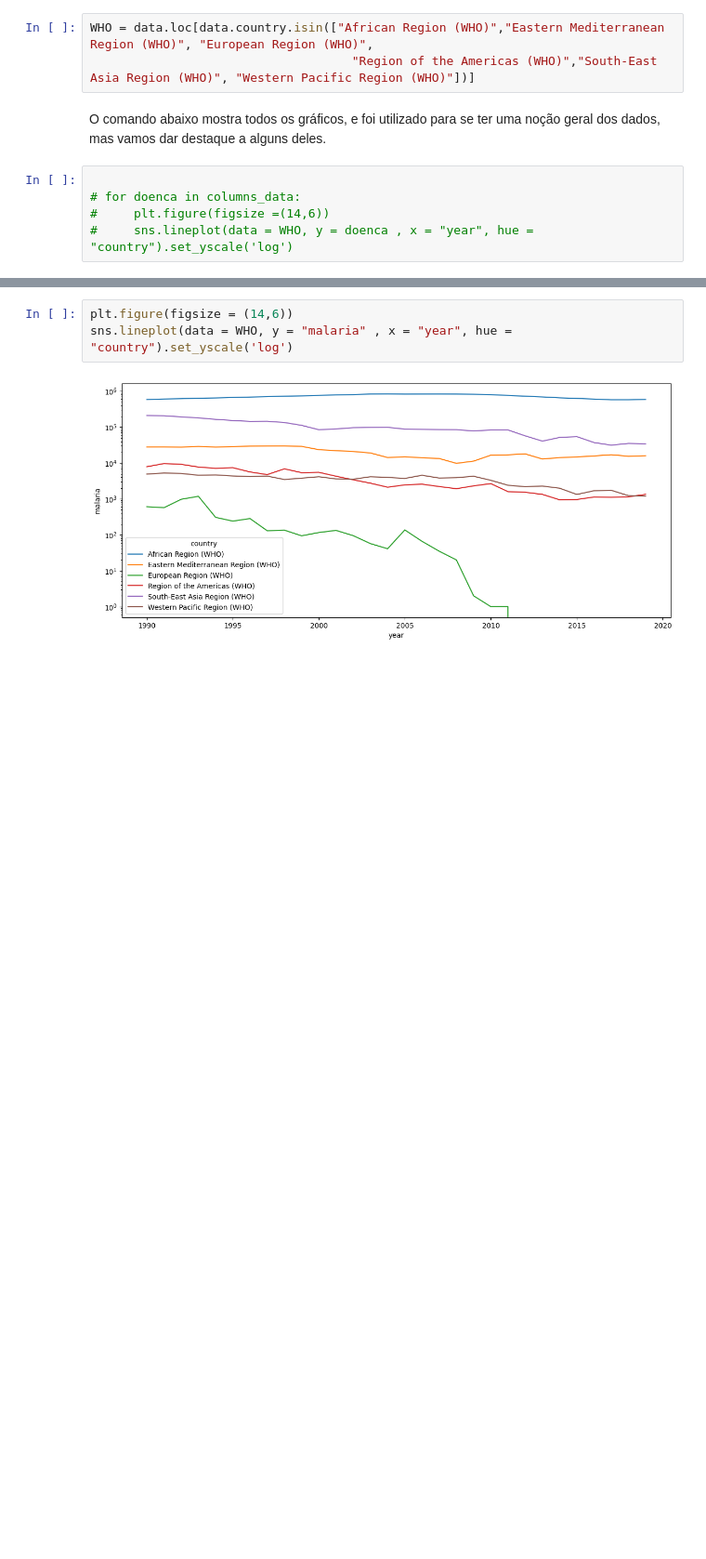
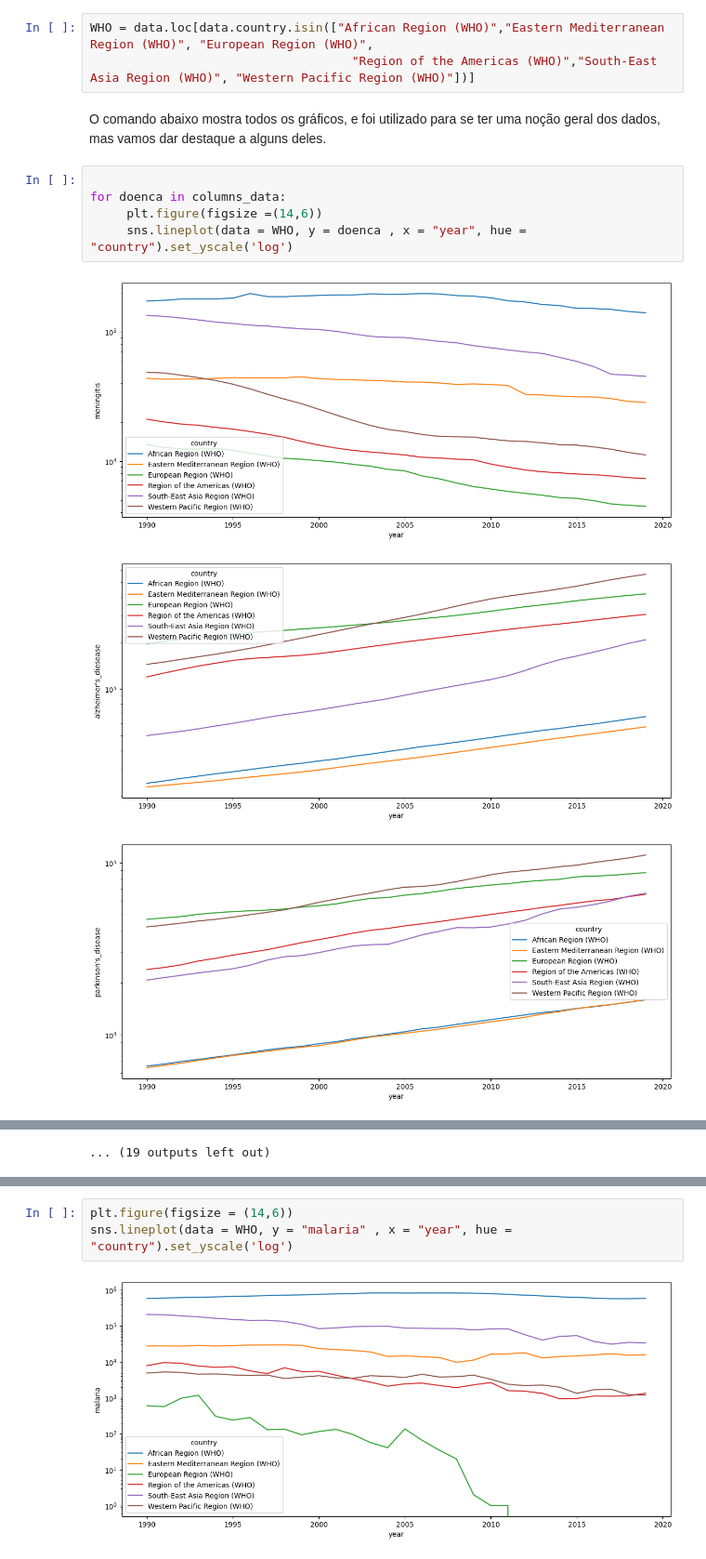
Before and after one commit to phbonamin/Analise_de_Mortalidade_Mundial-1990-2019-, a Jupyter notebook: Analise_de_Mortalidade_Mundial(1990-2019).ipynb, the cells around one changed output, grey strips where cells are left out. Shown at 93% size. Cells and saved outputs as stored; diff of their text form; blank space fills up the shorter version.

```diff
--- a/Analise_de_Mortalidade_Mundial(1990-2019).ipynb
+++ b/Analise_de_Mortalidade_Mundial(1990-2019).ipynb
@@ -154,6 +154,10 @@ WHO = data.loc[data.country.isin(["African Region (WHO)","Eastern Mediterranean
 O comando abaixo mostra todos os gráficos, e foi utilizado para se ter uma noção geral dos dados, mas vamos dar destaque a alguns deles.
 # %%
 
-# for doenca in columns_data:
-#     plt.figure(figsize =(14,6))
-#     sns.lineplot(data = WHO, y = doenca , x = "year", hue = "country").set_yscale('log')
+for doenca in columns_data:
+     plt.figure(figsize =(14,6))
+     sns.lineplot(data = WHO, y = doenca , x = "year", hue = "country").set_yscale('log')
+# %% [output]
+[figure, added]
+[figure, added]
+[figure, added]
@@ -160,3 +173,4 @@ O comando abaixo mostra todos os gráficos, e foi utilizado para se ter uma noç
+... (19 outputs left out)
 # %% [markdown]
 ## Malaria
 
```
Also changed, not shown: parts of 12 cells of this notebook.
